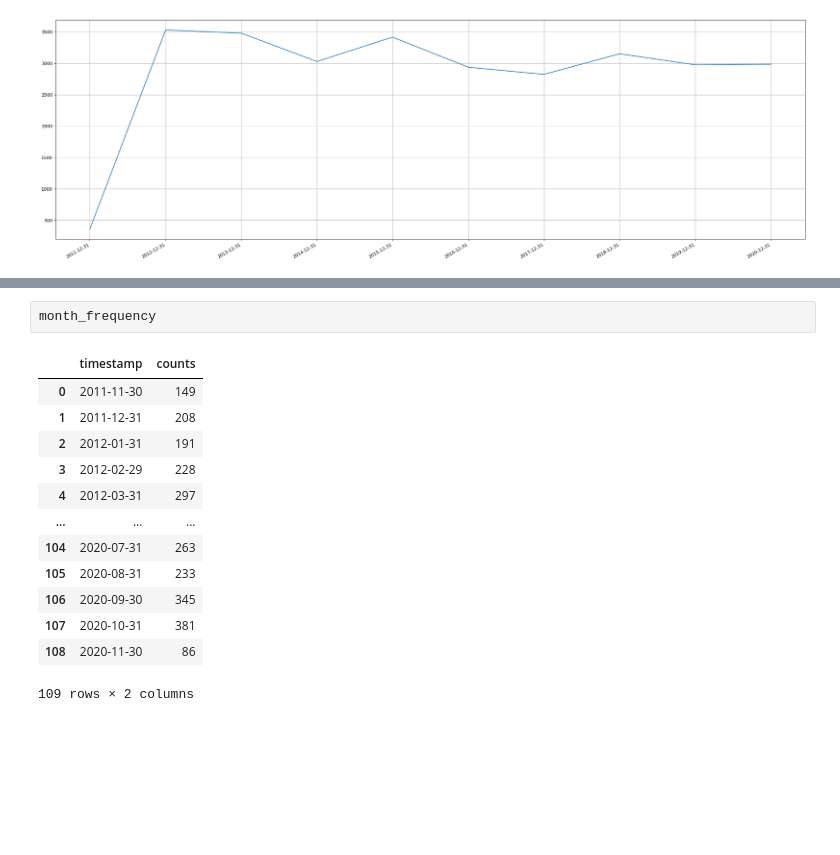
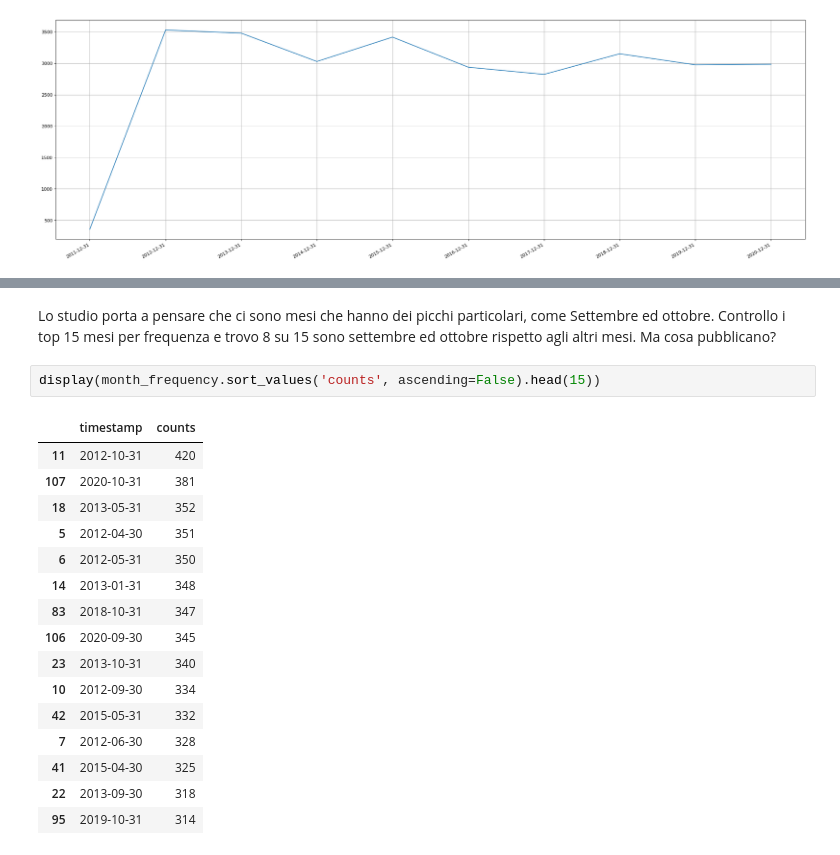
Before and after one commit to frabatx/today_parser, a Jupyter notebook: python/Analyze.ipynb, the cells around one changed output, grey strips where cells are left out. Drawn from its saved outputs; the diff is of its cells as text; blank space fills up the shorter version.

```diff
--- a/python/Analyze.ipynb
+++ b/python/Analyze.ipynb
@@ -205,16 +161,21 @@ month_frequency.groupby(pd.Grouper(key='timestamp')).max()
-# %%
-month_frequency
-# %% [output]
-|  | timestamp | counts |
-| 0 | 2011-11-30 | 149 |
-| 1 | 2011-12-31 | 208 |
-| 2 | 2012-01-31 | 191 |
-| 3 | 2012-02-29 | 228 |
-| 4 | 2012-03-31 | 297 |
-| ... | ... | ... |
-| 104 | 2020-07-31 | 263 |
-| 105 | 2020-08-31 | 233 |
-| 106 | 2020-09-30 | 345 |
-| 107 | 2020-10-31 | 381 |
-| 108 | 2020-11-30 | 86 |
-109 rows × 2 columns
+# %% [markdown]
+Lo studio porta a pensare che ci sono mesi che hanno dei picchi particolari, come Settembre ed ottobre. Controllo i top 15 mesi per frequenza e trovo 8 su 15 sono settembre ed ottobre rispetto agli altri mesi. Ma cosa pubblicano?
+# %%
+display(month_frequency.sort_values('counts', ascending=False).head(15))
+# %% [output]
+|  | timestamp | counts |
+| 11 | 2012-10-31 | 420 |
+| 107 | 2020-10-31 | 381 |
+| 18 | 2013-05-31 | 352 |
+| 5 | 2012-04-30 | 351 |
+| 6 | 2012-05-31 | 350 |
+| 14 | 2013-01-31 | 348 |
+| 83 | 2018-10-31 | 347 |
+| 106 | 2020-09-30 | 345 |
+| 23 | 2013-10-31 | 340 |
+| 10 | 2012-09-30 | 334 |
+| 42 | 2015-05-31 | 332 |
+| 7 | 2012-06-30 | 328 |
+| 41 | 2015-04-30 | 325 |
+| 22 | 2013-09-30 | 318 |
+| 95 | 2019-10-31 | 314 |
```
Also changed, not shown: parts of 20 cells of this notebook.
